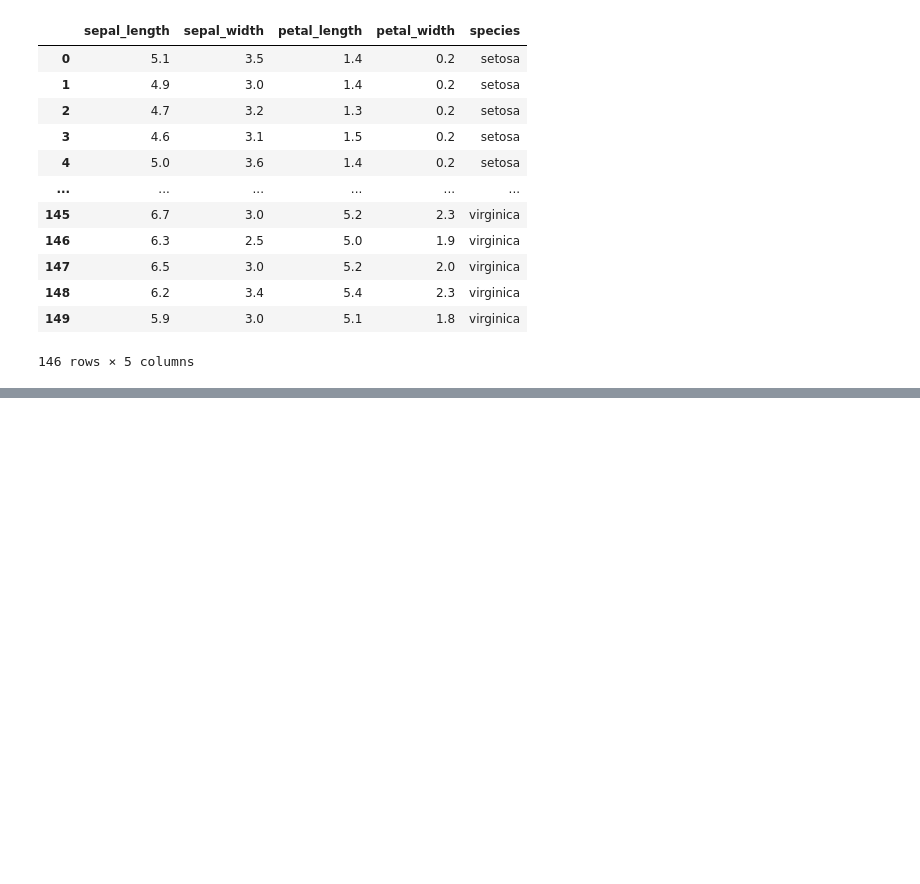
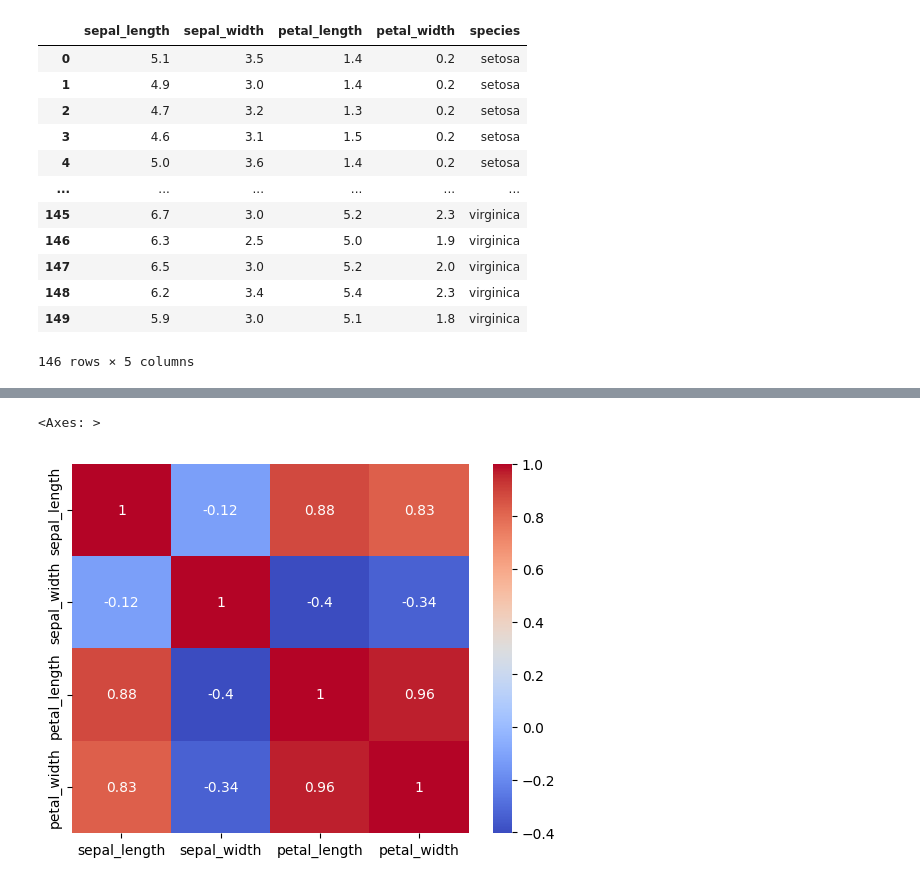
Before and after one commit to HimankPatidar/Pregrade, a Jupyter notebook: STATISTIC/statistic.ipynb, the cells around one changed output, grey strips where cells are left out. Saved outputs shown, nothing was run; the diff lists cells and outputs as text; code cells hidden in the pictures; blank space fills up the shorter version.

```diff
--- a/STATISTIC/statistic.ipynb
+++ b/STATISTIC/statistic.ipynb
@@ -367,0 +399,4 @@ df
+# %%
+# Code to fill missing value
+
+df['sepal_length'].fillna(df['sepal_length'].mean(), inplace=True)
@@ -367,0 +418,2 @@ df
+# %%
+df.drop_duplicates(keep='first', inplace=True)
@@ -367,0 +452,2 @@ df
+# %%
+df = df.drop('species', axis=1)
@@ -367,0 +462,5 @@ df
+# %%
+sns.heatmap(df.corr(), annot=True, cmap='coolwarm')
+# %% [output]
+<Axes: >
+[figure, added]
```
Also changed, not shown: parts of 51 cells of this notebook.
